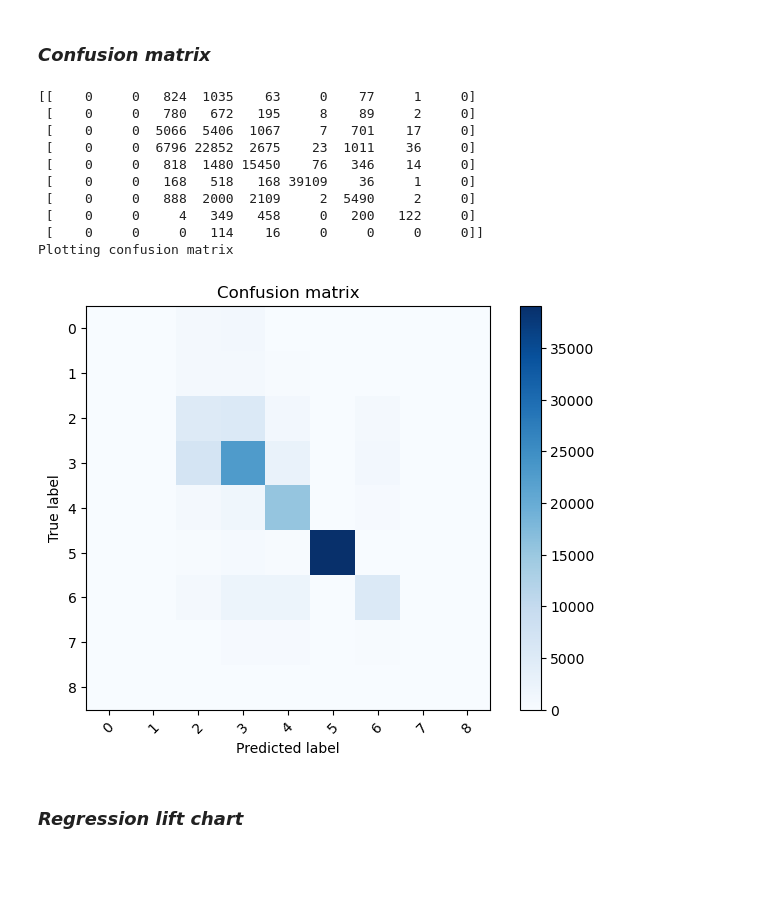
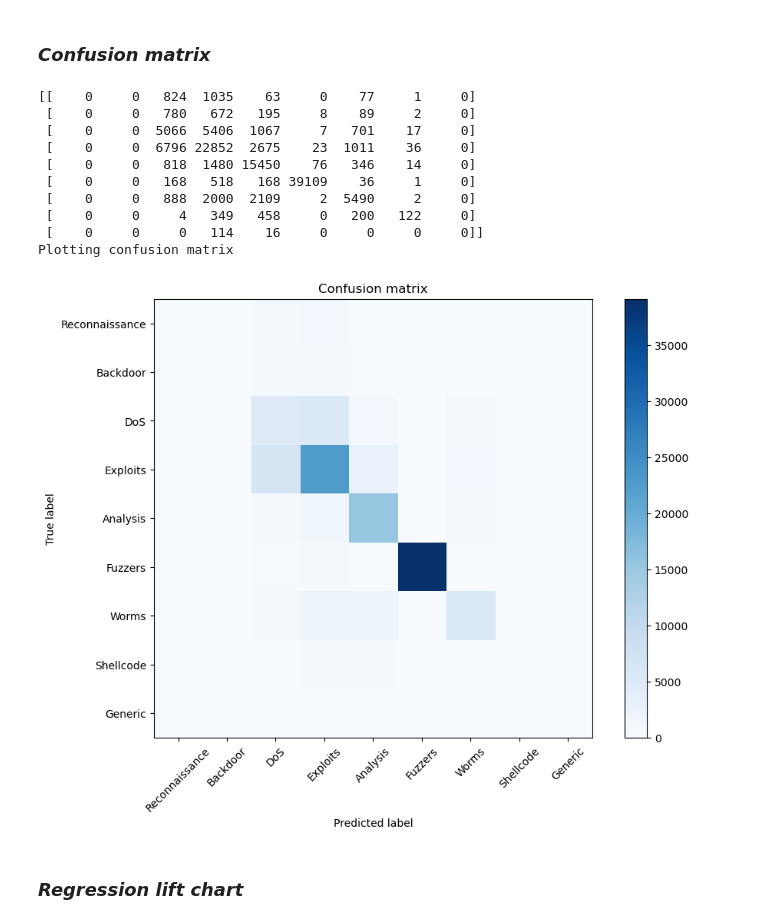
Before and after one commit to cdub-616/cyber_defense_attacks, a Jupyter notebook: additional_features.ipynb, the cells around one changed output. Saved outputs shown, nothing was run; the diff lists cells and outputs as text; code cells hidden in the pictures; blank space fills up the shorter version.

```diff
--- a/additional_features.ipynb
+++ b/additional_features.ipynb
@@ -678,29 +679,32 @@ RMSE: 0.18984204530715942
 ### *Confusion matrix*
 # %%
 attack_cat = encode_text_index(training_df, 'attack_cat')
+attack_cat_labels = [class_names[num] for num in attack_cat]
 
 #y_test_labels = np.argmax(y_test_one_hot, axis=1)
 #binary_prediction_labels = np.argmax(binary_prediction, axis=1)
 cm = confusion_matrix(y_labels, prediction_labels)
 print(cm)
 
 print('Plotting confusion matrix')
 
-plt.figure()
-plot_confusion_matrix(cm, attack_cat)
+default_figsize = mpl.rcParams['figure.figsize']
+new_figsize = [1.5 * default_figsize[0], 1.5 * default_figsize[1]]
+plt.figure(figsize=new_figsize)
+plot_confusion_matrix(cm, attack_cat_labels)
 plt.show()
 # %% [output]
 [[    0     0   824  1035    63     0    77     1     0]
  [    0     0   780   672   195     8    89     2     0]
  [    0     0  5066  5406  1067     7   701    17     0]
  [    0     0  6796 22852  2675    23  1011    36     0]
  [    0     0   818  1480 15450    76   346    14     0]
  [    0     0   168   518   168 39109    36     1     0]
  [    0     0   888  2000  2109     2  5490     2     0]
  [    0     0     4   349   458     0   200   122     0]
  [    0     0     0   114    16     0     0     0     0]]
 Plotting confusion matrix
-[figure, old version]
+[figure, new version]
 # %% [markdown]
 ### *Regression lift chart*
 # %%
```
Also changed, not shown: parts of 1 cell of this notebook, 4 other files.
